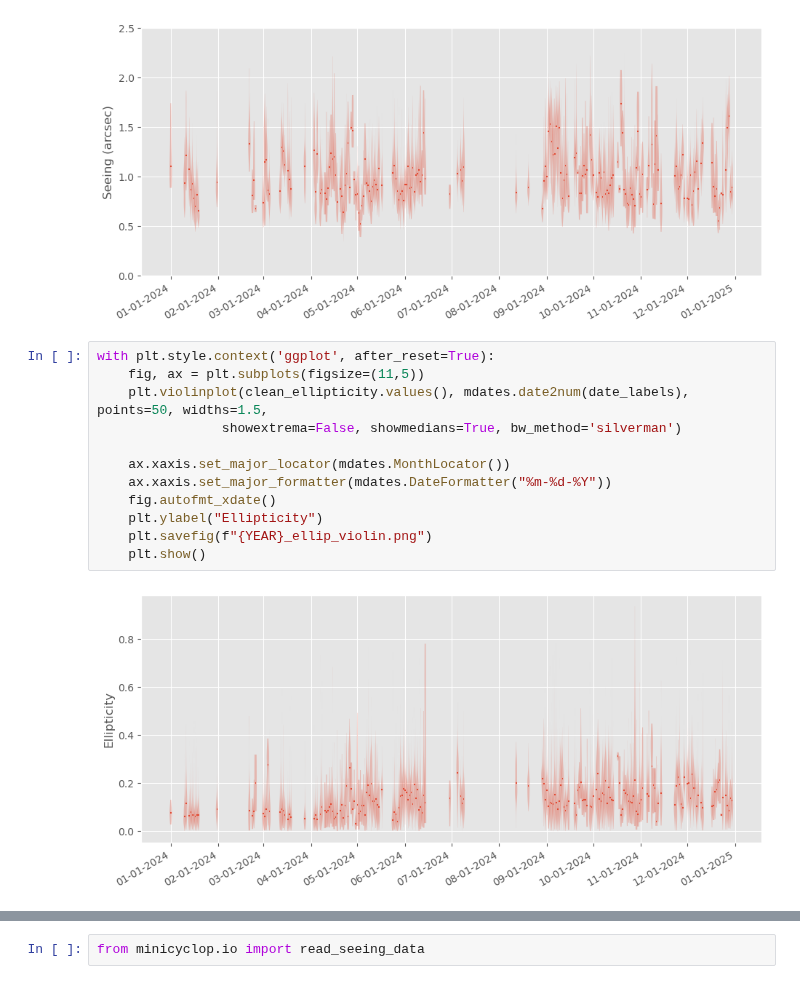
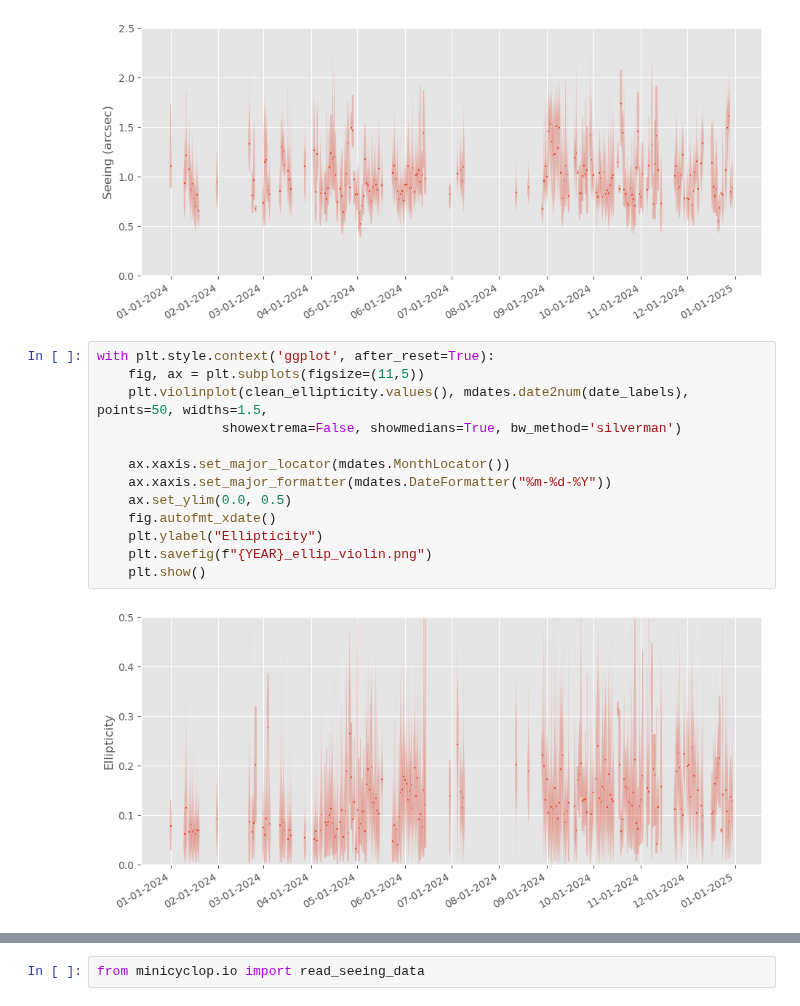
Before and after one commit to MMTObservatory/seeing_analysis, a Jupyter notebook: Seeing_2024.ipynb, the cells around one changed output, grey strips where cells are left out. Cells and saved outputs as stored; diff of their text form.

Commit message:
plot updates

```diff
--- a/Seeing_2024.ipynb
+++ b/Seeing_2024.ipynb
@@ -223,17 +223,18 @@ with plt.style.context('ggplot', after_reset=True):
 # %%
 with plt.style.context('ggplot', after_reset=True):
     fig, ax = plt.subplots(figsize=(11,5))
     plt.violinplot(clean_ellipticity.values(), mdates.date2num(date_labels), points=50, widths=1.5,
                 showextrema=False, showmedians=True, bw_method='silverman')
 
     ax.xaxis.set_major_locator(mdates.MonthLocator())
     ax.xaxis.set_major_formatter(mdates.DateFormatter("%m-%d-%Y"))
+    ax.set_ylim(0.0, 0.5)
     fig.autofmt_xdate()
     plt.ylabel("Ellipticity")
     plt.savefig(f"{YEAR}_ellip_violin.png")
     plt.show()
 # %% [output]
-[figure, old version]
+[figure, new version]
 # %%
 months = sorted(list(set(daily.index.strftime('%Y-%m'))))
 mdata = [np.array(fixed.loc[month]['vlt_seeing']) for month in months]
```
Also changed, not shown: parts of 14 cells of this notebook, 26 other files.
